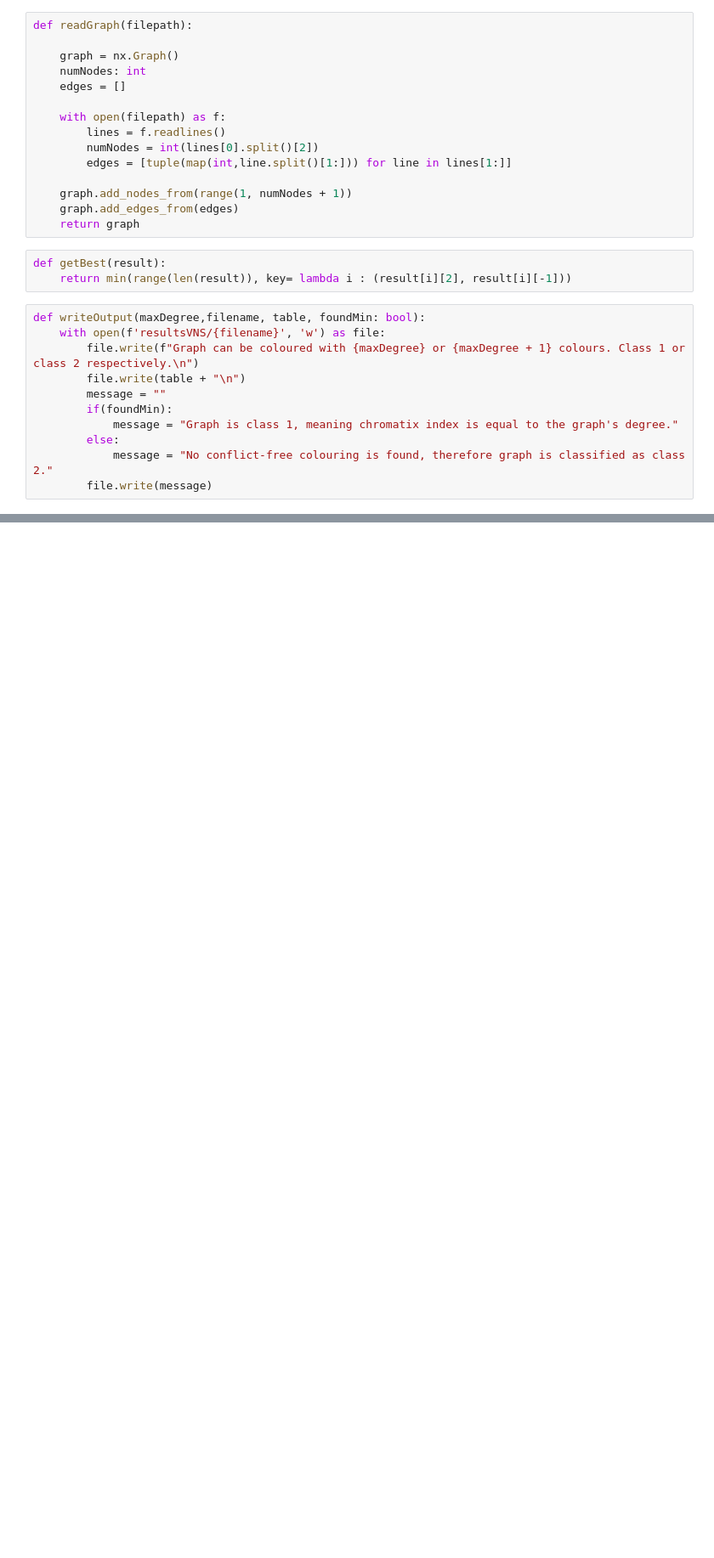
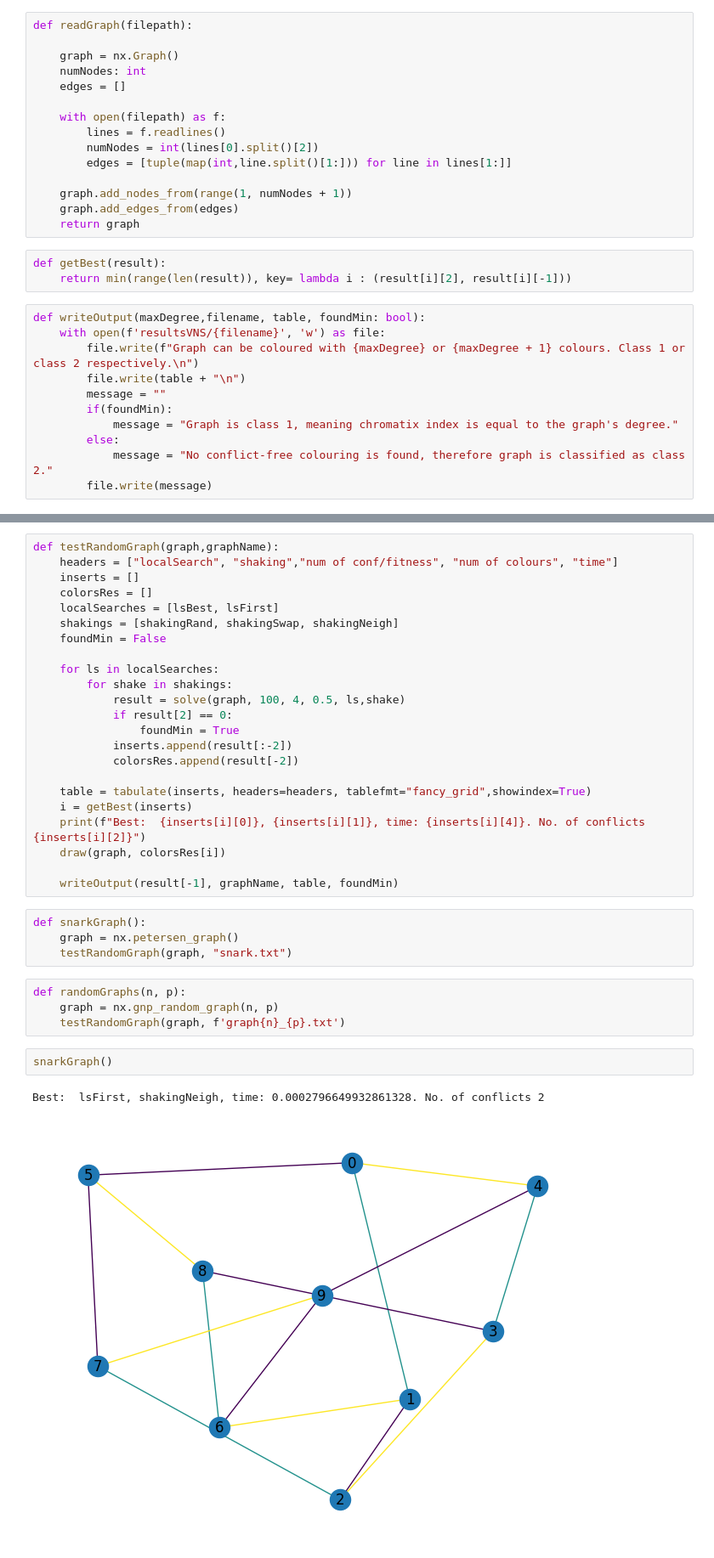
Before and after one commit to ivanaivaneza/minimumEdgeColoring, a Jupyter notebook: vns.ipynb, the cells around one changed output, grey strips where cells are left out. Shown at 85% size. Saved outputs shown, nothing was run; the diff lists cells and outputs as text; blank space fills up the shorter version.

```diff
--- a/vns.ipynb
+++ b/vns.ipynb
@@ -335,0 +388,36 @@ Best:  lsFirst, shakingSwap, time: 11.973185777664185. No. of conflicts 0
+# %%
+def testRandomGraph(graph,graphName):
+    headers = ["localSearch", "shaking","num of conf/fitness", "num of colours", "time"]
+    inserts = []
+    colorsRes = []
+    localSearches = [lsBest, lsFirst]
+    shakings = [shakingRand, shakingSwap, shakingNeigh]
+    foundMin = False
+
+    for ls in localSearches:
+        for shake in shakings:
+            result = solve(graph, 100, 4, 0.5, ls,shake)
+            if result[2] == 0:
+                foundMin = True
+            inserts.append(result[:-2])
+            colorsRes.append(result[-2])
+
+    table = tabulate(inserts, headers=headers, tablefmt="fancy_grid",showindex=True)
+    i = getBest(inserts)
+    print(f"Best:  {inserts[i][0]}, {inserts[i][1]}, time: {inserts[i][4]}. No. of conflicts {inserts[i][2]}")
+    draw(graph, colorsRes[i])
+
+    writeOutput(result[-1], graphName, table, foundMin)
+# %%
+def snarkGraph():
+    graph = nx.petersen_graph()
+    testRandomGraph(graph, "snark.txt")
+# %%
+def randomGraphs(n, p):
+    graph = nx.gnp_random_graph(n, p)
+    testRandomGraph(graph, f'graph{n}_{p}.txt')
+# %%
+snarkGraph()
+# %% [output]
+Best:  lsFirst, shakingNeigh, time: 0.0002796649932861328. No. of conflicts 2
+[figure, added]
```
Also changed, not shown: parts of 12 cells of this notebook, 11 other files.
